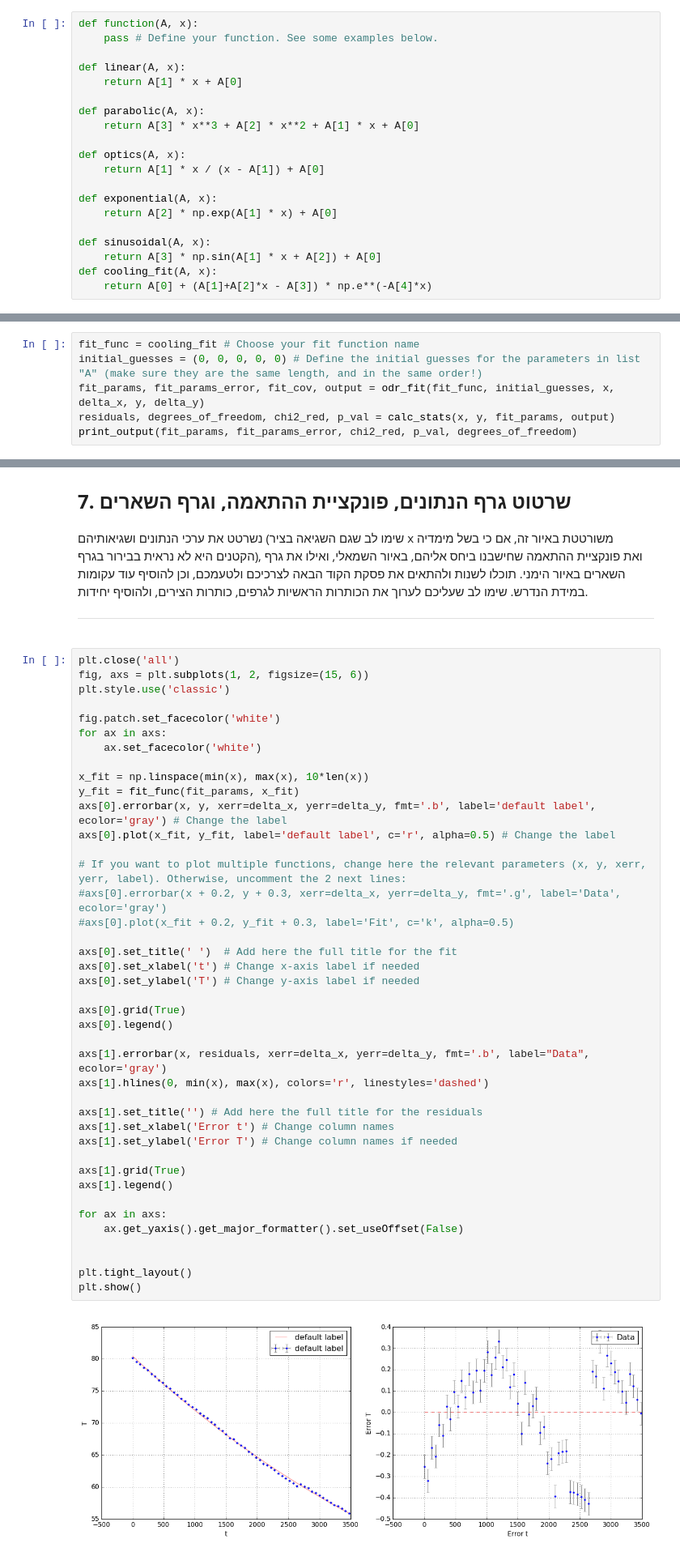
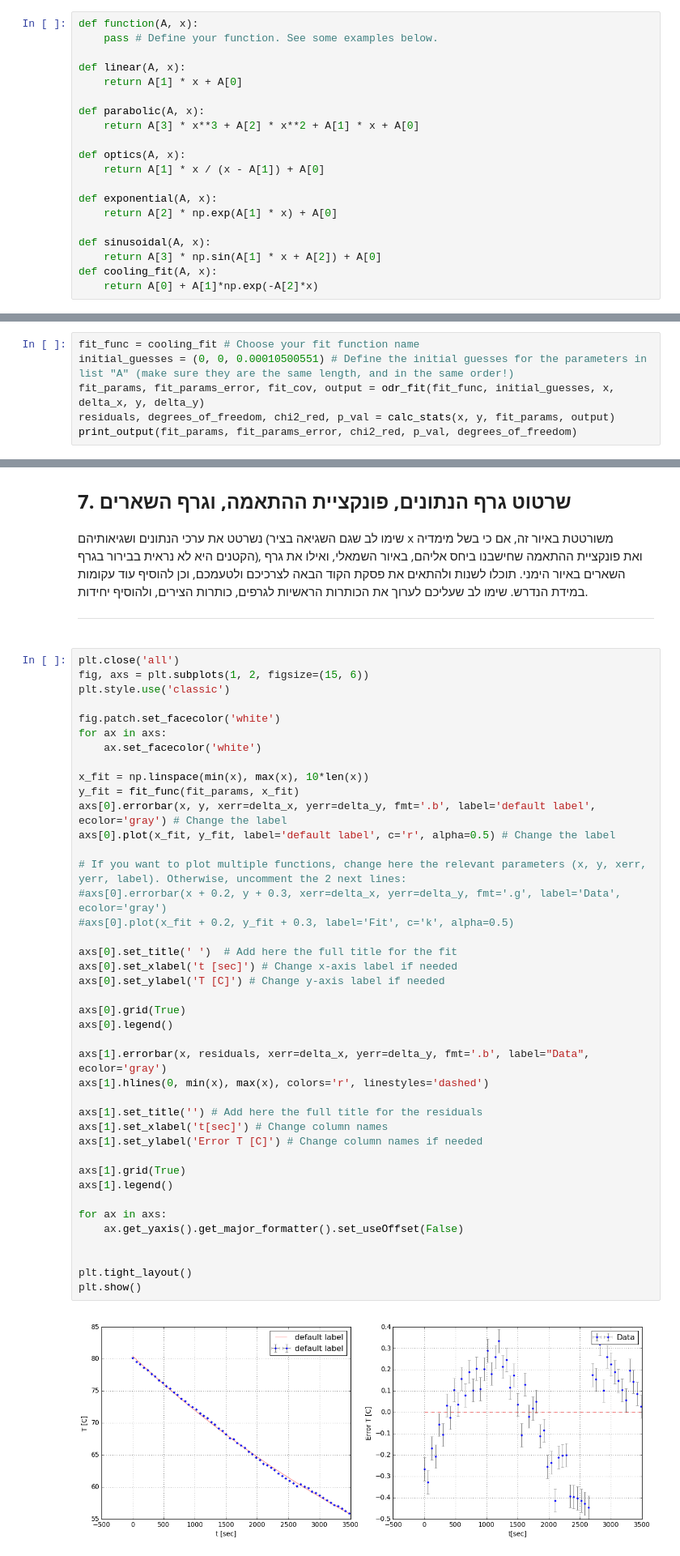
Before and after one commit to alumni1606/Lab-Reports, a Jupyter notebook: Thermo-couple/LabA_data_processing.ipynb, the cells around one changed output, grey strips where cells are left out. Shown at 81% size. Saved outputs shown, nothing was run; the diff lists cells and outputs as text.

```diff
--- a/Thermo-couple/LabA_data_processing.ipynb
+++ b/Thermo-couple/LabA_data_processing.ipynb
@@ -109,7 +109,7 @@ def exponential(A, x):
 def sinusoidal(A, x):
     return A[3] * np.sin(A[1] * x + A[2]) + A[0]
 def cooling_fit(A, x):
-    return A[0] + (A[1]+A[2]*x - A[3]) * np.e**(-A[4]*x)
+    return A[0] + A[1]*np.exp(-A[2]*x)
 # %% [markdown]
 <div dir="rtl" lang="he" xml:lang="he">
  תוכלו להתנסות בבחירת פונקציות התאמה שונות וניחושים התחלתיים שונים:
@@ -241,7 +241,7 @@ plt.show()
 [figure]
 # %%
 fit_func = cooling_fit # Choose your fit function name
-initial_guesses = (0, 0, 0, 0, 0) # Define the initial guesses for the parameters in list "A" (make sure they are the same length, and in the same order!)
+initial_guesses = (0, 0, 0.00010500551) # Define the initial guesses for the parameters in list "A" (make sure they are the same length, and in the same order!)
 fit_params, fit_params_error, fit_cov, output = odr_fit(fit_func, initial_guesses, x, delta_x, y, delta_y)
 residuals, degrees_of_freedom, chi2_red, p_val = calc_stats(x, y, fit_params, output)
 print_output(fit_params, fit_params_error, chi2_red, p_val, degrees_of_freedom)
@@ -302,35 +291,35 @@ for ax in axs:
 
 x_fit = np.linspace(min(x), max(x), 10*len(x))
 y_fit = fit_func(fit_params, x_fit)
 axs[0].errorbar(x, y, xerr=delta_x, yerr=delta_y, fmt='.b', label='default label', ecolor='gray') # Change the label
 axs[0].plot(x_fit, y_fit, label='default label', c='r', alpha=0.5) # Change the label
 
 # If you want to plot multiple functions, change here the relevant parameters (x, y, xerr, yerr, label). Otherwise, uncomment the 2 next lines:
 #axs[0].errorbar(x + 0.2, y + 0.3, xerr=delta_x, yerr=delta_y, fmt='.g', label='Data', ecolor='gray')
 #axs[0].plot(x_fit + 0.2, y_fit + 0.3, label='Fit', c='k', alpha=0.5)
 
 axs[0].set_title(' ')  # Add here the full title for the fit
-axs[0].set_xlabel('t') # Change x-axis label if needed
-axs[0].set_ylabel('T') # Change y-axis label if needed
+axs[0].set_xlabel('t [sec]') # Change x-axis label if needed
+axs[0].set_ylabel('T [C]') # Change y-axis label if needed
 
 axs[0].grid(True)
 axs[0].legend()
 
 axs[1].errorbar(x, residuals, xerr=delta_x, yerr=delta_y, fmt='.b', label="Data", ecolor='gray')
 axs[1].hlines(0, min(x), max(x), colors='r', linestyles='dashed')
 
 axs[1].set_title('') # Add here the full title for the residuals
-axs[1].set_xlabel('Error t') # Change column names
-axs[1].set_ylabel('Error T') # Change column names if needed
+axs[1].set_xlabel('t[sec]') # Change column names
+axs[1].set_ylabel('Error T [C]') # Change column names if needed
 
 axs[1].grid(True)
 axs[1].legend()
 
 for ax in axs:
     ax.get_yaxis().get_major_formatter().set_useOffset(False)
 
 
 plt.tight_layout()
 plt.show()
 # %% [output]
-[figure, old version]
+[figure, new version]
```
Also changed, not shown: parts of 2 cells of this notebook, 26 other files.
